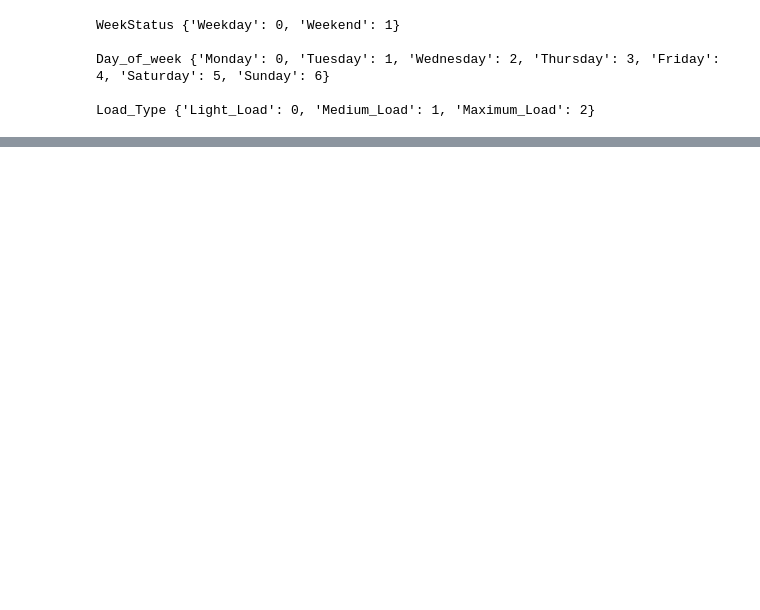
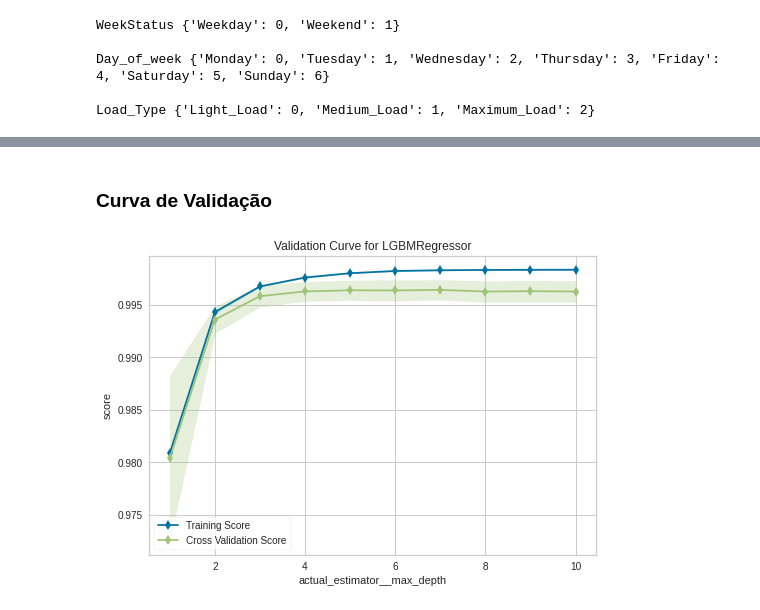
Before and after one commit to williamteles/Regression_Data_Mining, a Jupyter notebook: Regression_Mineração_de_Dados.ipynb, the cells around one changed output, grey strips where cells are left out. Cells and saved outputs as stored; diff of their text form; code cells hidden in the pictures; blank space fills up the shorter version.

```diff
--- a/Regression_Mineração_de_Dados.ipynb
+++ b/Regression_Mineração_de_Dados.ipynb
@@ -268,0 +346,6 @@ lightgbm.sklearn.LGBMRegressor
+# %% [markdown]
+### __Curva de Validação__
+# %%
+plot_model(tuned_model, plot = 'vc')
+# %% [output]
+[figure, added]
```
Also changed, not shown: parts of 56 cells of this notebook.
